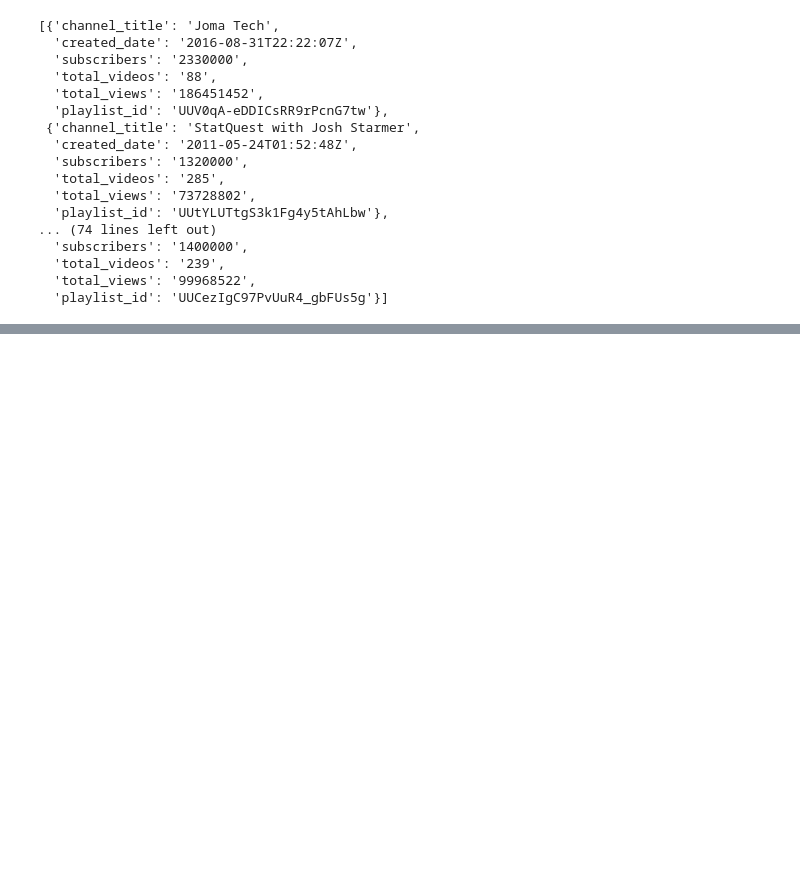
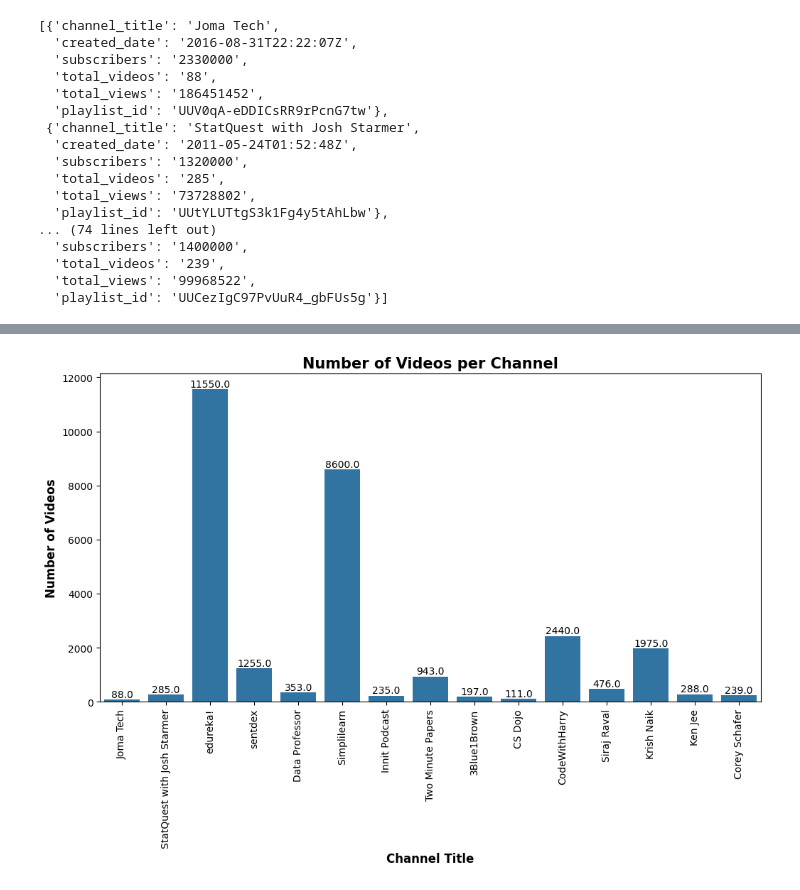
Before and after one commit to SOURAVSHEEL/YouTube_DS, a Jupyter notebook: yt_data.ipynb, the cells around one changed output, grey strips where cells are left out. Cells and saved outputs as stored; diff of their text form; code cells hidden in the pictures; blank space fills up the shorter version.

```diff
--- a/yt_data.ipynb
+++ b/yt_data.ipynb
@@ -80,0 +186,18 @@ channel_stat_df.head()
+# %%
+## number of videos per channel
+
+plt.figure(figsize=(12,6))
+ax = sns.barplot(x='channel_title', y='total_videos', data=channel_stat_df)
+for p in ax.patches:
+    label = f'{p.get_height()}'
+    ax.annotate(label,
+                (p.get_x()+ p.get_width()/2., p.get_height()), ha='center',
+                va='center', xytext=(0,5), textcoords='offset points')
+
+plt.xticks(rotation=90)
+plt.title('Number of Videos per Channel', fontsize=15, fontweight='bold')
+plt.xlabel('Channel Title', fontsize=12, fontweight='bold')
+plt.ylabel('Number of Videos', fontsize=12, fontweight='bold')
+plt.show()
+# %% [output]
+[figure, added]
```
Also changed, not shown: parts of 10 cells of this notebook.
